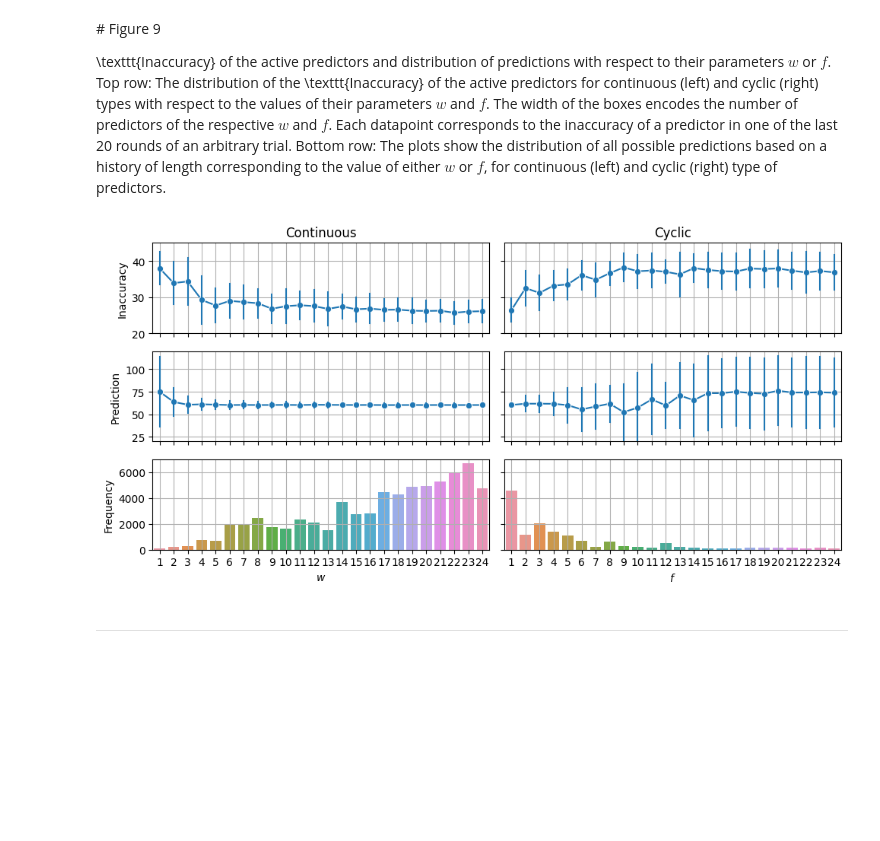
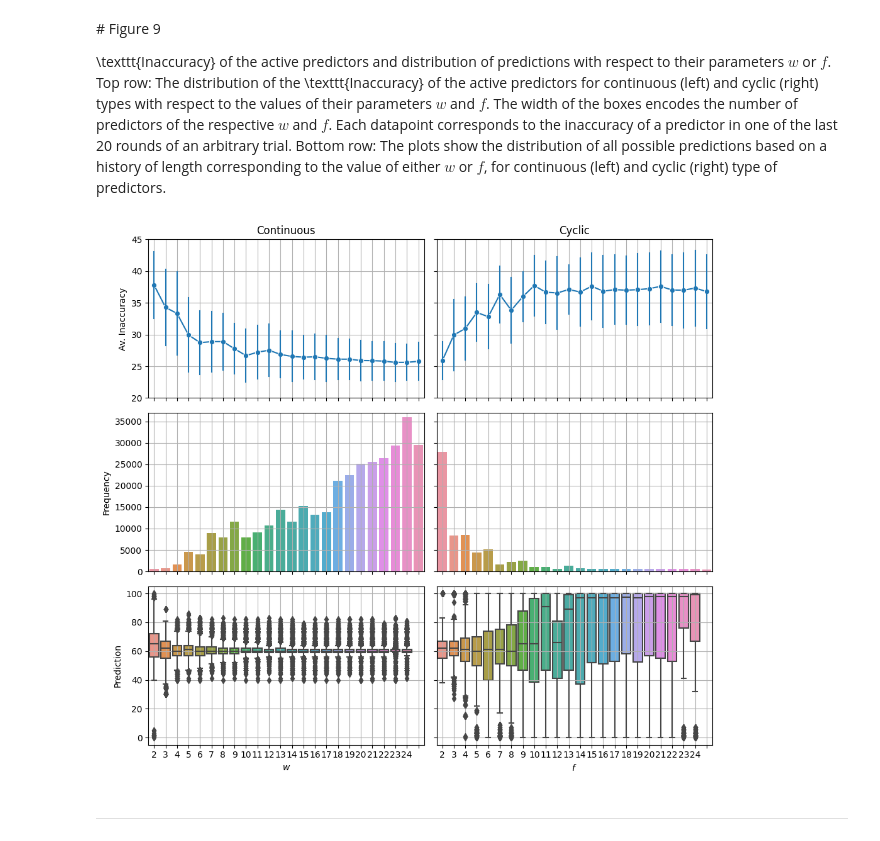
Before and after one commit to EAndrade-Lotero/ElFarolArthur, a Jupyter notebook: notebooks/Figure9.ipynb, the cells around one changed output. Saved outputs shown, nothing was run; the diff lists cells and outputs as text; code cells hidden in the pictures; blank space fills up the shorter version.

Commit message:
fix random seed for gaussian agents and fix figure details

```diff
--- a/notebooks/Figure9.ipynb
+++ b/notebooks/Figure9.ipynb
@@ -22,7 +22,7 @@ df = main(
     ks=ks,
     ds=[24],
     num_rounds=100,
-    num_experiments=10,
+    num_experiments=50,
     seed=42
 )
 # %%
@@ -36,10 +36,11 @@ df2 = df2[df2['Policy_mirror'] == False]
 # %%
 fig, axes = plt.subplots(
     3, 2,
-    figsize=(10,5),
+    figsize=(10,9),
     tight_layout=True,
 )
 
+# Top row
 sns.lineplot(
     x='Policy_window',
     y='Inaccuracy',
@@ -51,7 +52,7 @@ sns.lineplot(
     ax=axes[0,0]
 )
 axes[0,0].set_title('Continuous')
-axes[0,0].set_ylabel('Inaccuracy')
+axes[0,0].set_ylabel('Av. Inaccuracy')
 axes[0,0].set_ylim(20,45)
 axes[0,0].set_xlabel('')
 axes[0,0].set_xlim(0.5,24.5)
@@ -70,80 +71,74 @@ sns.lineplot(
     ax=axes[0,1]
 )
 axes[0,1].set_title('Cyclic')
 axes[0,1].set_ylim(20,45)
 axes[0,1].set_ylabel('')
 axes[0,1].set_xlabel('')
 axes[0,1].set_xlim(0.5,24.5)
 axes[0,1].set_xticks(list(range(1, 25)))
 axes[0,1].tick_params(labelleft=False)
 axes[0,1].tick_params(labelbottom=False)
 axes[0,1].grid()
 
-sns.lineplot(
-    x='Policy_window',
-    y='Prediction',
-    data=df1,
-    markers=True,
-    marker='o',
-    errorbar='sd',
-    err_style="bars",
-    ax=axes[1,0]
-)
-axes[1,0].set_title('')
-axes[1,0].set_ylabel('Prediction')
-axes[1,0].set_ylim(20,120)
-axes[1,0].set_xlabel('')
-axes[1,0].set_xlim(0.5,24.5)
-axes[1,0].set_xticks(list(range(1, 25)))
-axes[1,0].tick_params(labelbottom=False)
-axes[1,0].grid()
-
-sns.lineplot(
-    x='Policy_window',
-    y='Prediction',
-    data=df2,
-    ax=axes[1,1],
-    markers=True,
-    marker='o',
-    errorbar='sd',
-    err_style="bars",
-)
-axes[1,1].set_title('')
-axes[1,1].set_ylabel('')
-axes[1,1].set_ylim(20,120)
-axes[1,1].set_xlabel('')
-axes[1,1].set_xlim(0.5,24.5)
-axes[1,1].set_xticks(list(range(1, 25)))
-axes[1,1].tick_params(labelbottom=False)
-axes[1,1].tick_params(labelleft=False)
-axes[1,1].grid()
-
+# Center row
 dfC1 = df1['Policy_window'].value_counts().reset_index()
 sns.barplot(
     x='index',
     y='Policy_window',
     data=dfC1,
-    ax=axes[2,0],
+    ax=axes[1,0],
 )
-axes[2,0].set_ylabel('Frequency')
-axes[2,0].set_xlabel('$w$')
-axes[2,0].set_ylim(0,7000)
-axes[2,0].grid()
+axes[1,0].set_ylabel('Frequency')
+axes[1,0].set_xlabel('')
+axes[1,0].tick_params(labelbottom=False)
+axes[1,0].set_ylim(0,37000)
+axes[1,0].grid()
 
 dfC2 = df2['Policy_window'].value_counts().reset_index()
 sns.barplot(
     x='index',
     y='Policy_window',
     data=dfC2,
+    ax=axes[1,1],
+)
+axes[1,1].set_ylabel('')
+axes[1,1].set_xlabel('')
+axes[1,1].tick_params(labelbottom=False)
+axes[1,1].tick_params(labelleft=False)
+axes[1,1].set_ylim(0,37000)
+axes[1,1].grid()
+
+# Bottom row
+sns.boxplot(
+    x='Policy_window',
+    y='Prediction',
+    data=df1,
+    ax=axes[2,0]
+)
+axes[2,0].set_title('')
+axes[2,0].set_xlabel('$w$')
+axes[2,0].set_ylabel('Prediction')
+axes[2,0].set_ylim(-5,105)
+axes[2,0].set_xlim(0.5,24.5)
+axes[2,0].set_xticks(list(range(1, 25)))
+axes[2,0].grid()
+
+sns.boxplot(
+    x='Policy_window',
+    y='Prediction',
+    data=df2,
     ax=axes[2,1],
 )
+axes[2,1].set_title('')
+axes[2,1].set_ylabel('')
+axes[2,1].set_ylim(-5,105)
 axes[2,1].set_xlabel('$f$')
-axes[2,1].set_ylabel('')
+axes[2,1].set_xlim(0.5,24.5)
+axes[2,1].set_xticks(list(range(1, 25)))
 axes[2,1].tick_params(labelleft=False)
-axes[2,1].set_ylim(0,7000)
 axes[2,1].grid()
 # %% [output]
-[figure, old version]
+[figure, new version]
 # %%
 file_name = PATHS['folder_figures_for_paper'] / 'Figure9.png'
 fig.savefig(file_name, dpi=300, bbox_inches='tight')
```
Also changed, not shown: 9 other files.
